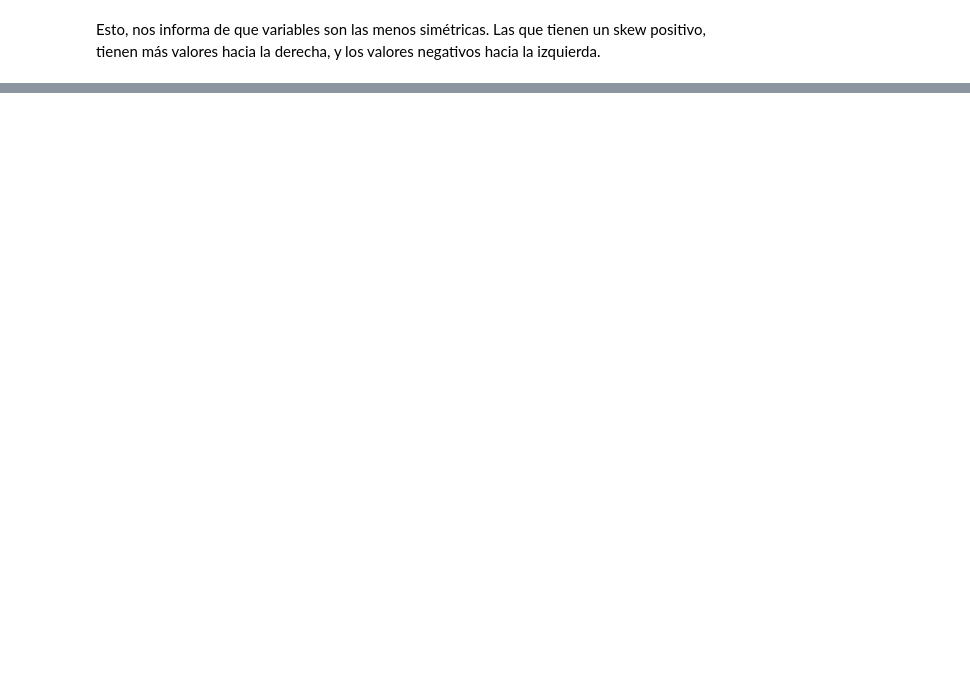
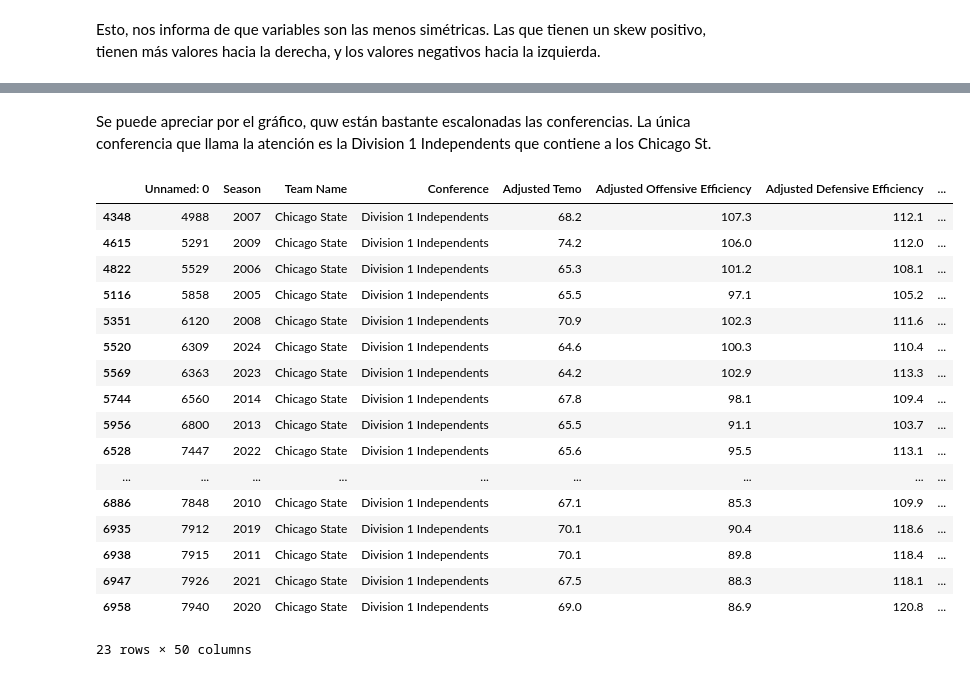
Before and after one commit to AlbertoVentura8/AnalisisDataset, a Jupyter notebook: MarchMad_Analisis.ipynb, the cells around one changed output, grey strips where cells are left out. Drawn from its saved outputs; the diff is of its cells as text; code cells hidden in the pictures; blank space fills up the shorter version.

```diff
--- a/MarchMad_Analisis.ipynb
+++ b/MarchMad_Analisis.ipynb
@@ -160,0 +224,24 @@ plt.show()
+# %% [markdown]
+Se puede apreciar por el gráfico, quw están bastante escalonadas las conferencias. La única conferencia que llama la atención es la Division 1 Independents que contiene a los Chicago St.
+# %%
+#Quiero ver que equipo contiene la division 1 Independents
+March_Madness_df[March_Madness_df['Conference'] == 'Division 1 Independents']
+# %% [output]
+|  | Unnamed: 0 | Season | Team Name | Conference | Adjusted Temo | Adjusted Offensive Efficiency | Adjusted Defensive Efficiency | ... |
+| 4348 | 4988 | 2007 | Chicago State | Division 1 Independents | 68.2 | 107.3 | 112.1 | ... |
+| 4615 | 5291 | 2009 | Chicago State | Division 1 Independents | 74.2 | 106.0 | 112.0 | ... |
+| 4822 | 5529 | 2006 | Chicago State | Division 1 Independents | 65.3 | 101.2 | 108.1 | ... |
+| 5116 | 5858 | 2005 | Chicago State | Division 1 Independents | 65.5 | 97.1 | 105.2 | ... |
+| 5351 | 6120 | 2008 | Chicago State | Division 1 Independents | 70.9 | 102.3 | 111.6 | ... |
+| 5520 | 6309 | 2024 | Chicago State | Division 1 Independents | 64.6 | 100.3 | 110.4 | ... |
+| 5569 | 6363 | 2023 | Chicago State | Division 1 Independents | 64.2 | 102.9 | 113.3 | ... |
+| 5744 | 6560 | 2014 | Chicago State | Division 1 Independents | 67.8 | 98.1 | 109.4 | ... |
+| 5956 | 6800 | 2013 | Chicago State | Division 1 Independents | 65.5 | 91.1 | 103.7 | ... |
+| 6528 | 7447 | 2022 | Chicago State | Division 1 Independents | 65.6 | 95.5 | 113.1 | ... |
+| ... | ... | ... | ... | ... | ... | ... | ... | ... |
+| 6886 | 7848 | 2010 | Chicago State | Division 1 Independents | 67.1 | 85.3 | 109.9 | ... |
+| 6935 | 7912 | 2019 | Chicago State | Division 1 Independents | 70.1 | 90.4 | 118.6 | ... |
+| 6938 | 7915 | 2011 | Chicago State | Division 1 Independents | 70.1 | 89.8 | 118.4 | ... |
+| 6947 | 7926 | 2021 | Chicago State | Division 1 Independents | 67.5 | 88.3 | 118.1 | ... |
+| 6958 | 7940 | 2020 | Chicago State | Division 1 Independents | 69.0 | 86.9 | 120.8 | ... |
+23 rows × 50 columns
```
Also changed, not shown: parts of 14 cells of this notebook.
